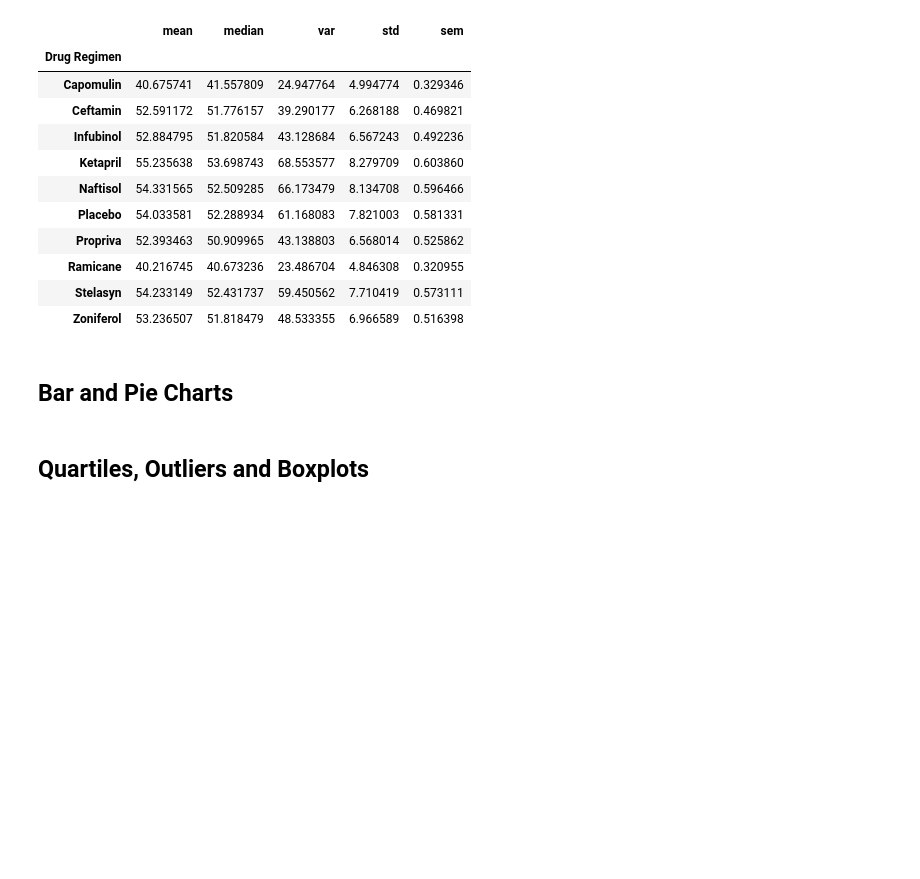
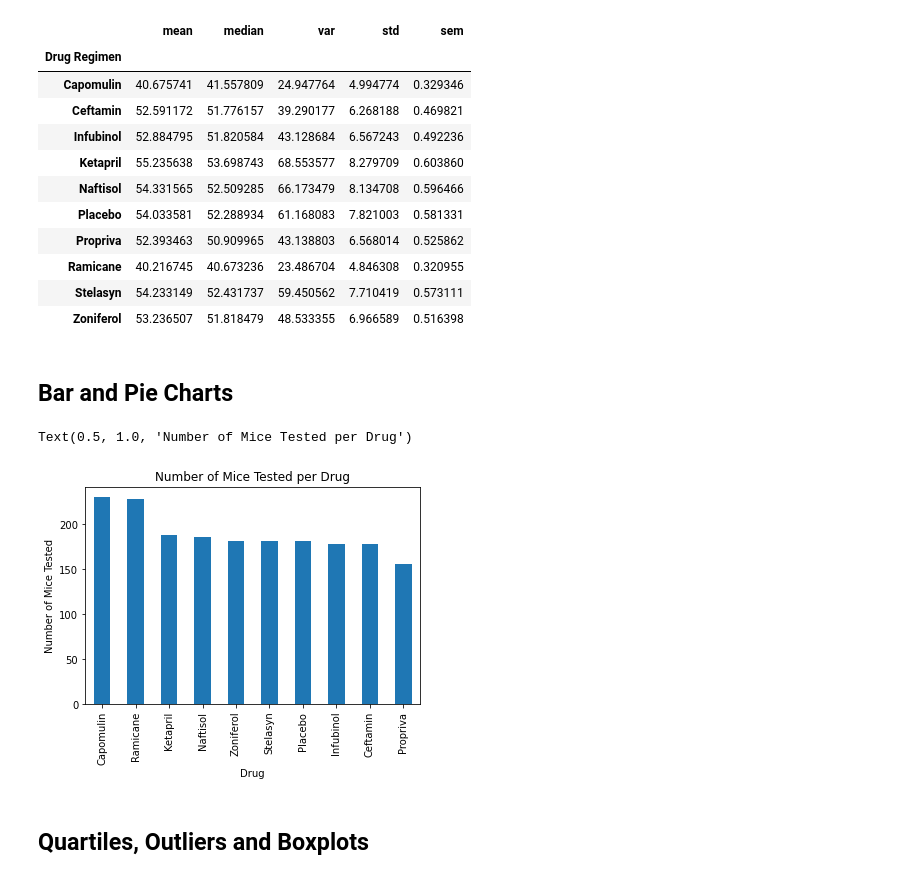
Before and after one commit to sreeven/Bootcamp, a Jupyter notebook: matplotlib-challenge/pymaceuticals.ipynb, the cells around one changed output. Drawn from its saved outputs; the diff is of its cells as text; code cells hidden in the pictures; blank space fills up the shorter version.

Commit message:
1st bar graph

```diff
--- a/matplotlib-challenge/pymaceuticals.ipynb
+++ b/matplotlib-challenge/pymaceuticals.ipynb
@@ -117,6 +117,14 @@ regimen_summary
 ## Bar and Pie Charts
 # %%
 # Generate a bar plot showing the total number of unique mice tested on each drug regimen using pandas.
+regimen_counts = clean_df["Drug Regimen"].value_counts()
+regimen_counts.plot(kind = 'bar')
+plt.xlabel("Drug")
+plt.ylabel("Number of Mice Tested")
+plt.title("Number of Mice Tested per Drug")
+# %% [output]
+Text(0.5, 1.0, 'Number of Mice Tested per Drug')
+[figure, added]
 # %%
 # Generate a bar plot showing the total number of unique mice tested on each drug regimen using pyplot.
 # %%
```
